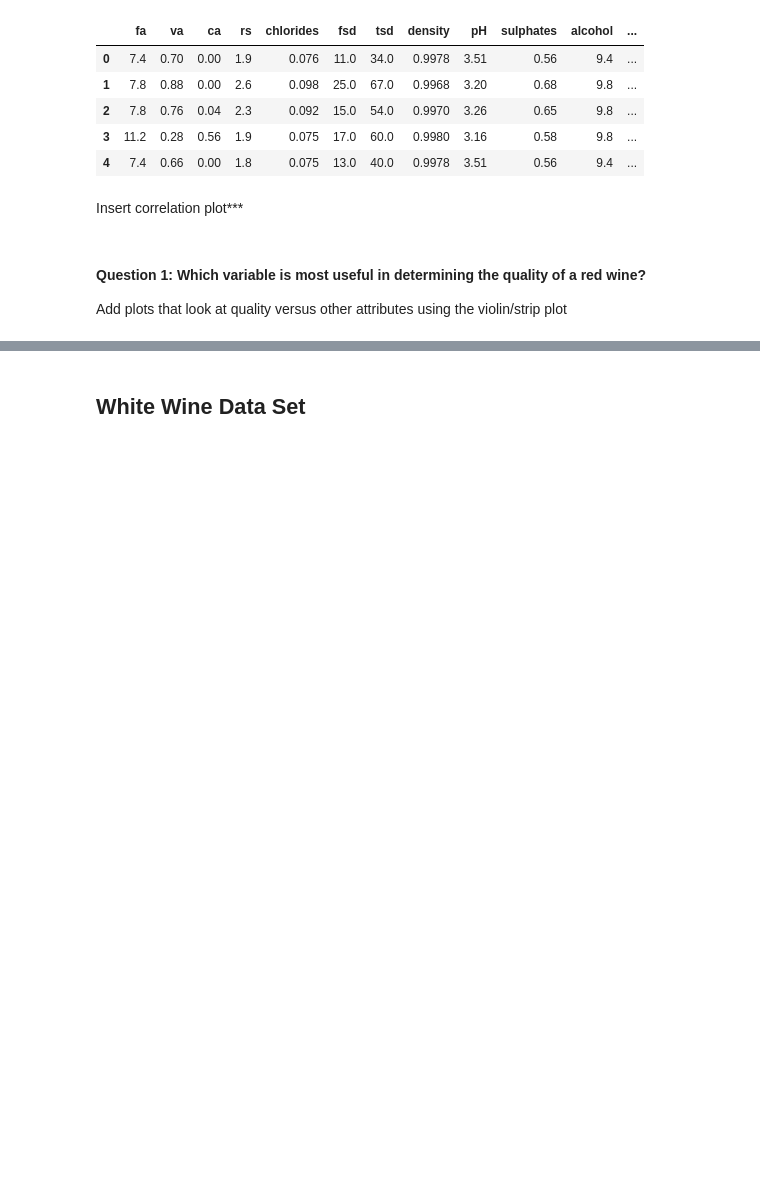
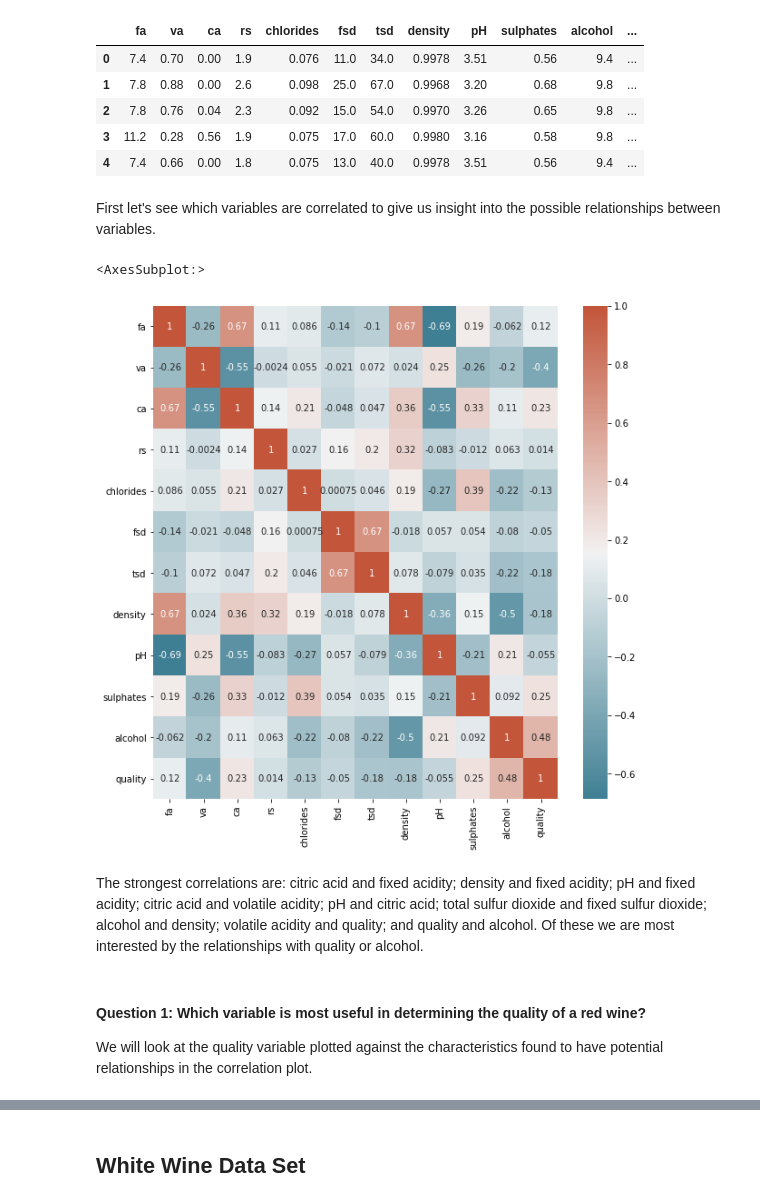
Before and after one commit to data301-2020-winter1/course-project-group_6006, a Jupyter notebook: analysis/submitted/milestone2_analysis.ipynb, the cells around one changed output, grey strips where cells are left out. Cells and saved outputs as stored; diff of their text form; code cells hidden in the pictures; blank space fills up the shorter version.

Commit message:
Added red wine analysis to group analysis file.

```diff
--- a/analysis/submitted/milestone2_analysis.ipynb
+++ b/analysis/submitted/milestone2_analysis.ipynb
@@ -28,9 +28,22 @@ red_wine_df.head()
 | 2 | 7.8 | 0.76 | 0.04 | 2.3 | 0.092 | 15.0 | 54.0 | 0.9970 | 3.26 | 0.65 | 9.8 | ... |
 | 3 | 11.2 | 0.28 | 0.56 | 1.9 | 0.075 | 17.0 | 60.0 | 0.9980 | 3.16 | 0.58 | 9.8 | ... |
 | 4 | 7.4 | 0.66 | 0.00 | 1.8 | 0.075 | 13.0 | 40.0 | 0.9978 | 3.51 | 0.56 | 9.4 | ... |
-# %% [markdown]
-Insert correlation plot***
+# %% [markdown]
+First let's see which variables are correlated to give us insight into the possible relationships between variables.
+# %%
+corr = red_wine_df.corr()
+plt.figure(figsize=(10,10))
+sns.heatmap(corr,
+            xticklabels=corr.columns,
+            yticklabels=corr.columns,
+            annot=True,
+            cmap=sns.diverging_palette(220, 20, as_cmap=True))
+# %% [output]
+<AxesSubplot:>
+[figure, added]
+# %% [markdown]
+The strongest correlations are: citric acid and fixed acidity; density and fixed acidity; pH and fixed acidity; citric acid and volatile acidity; pH and citric acid; total sulfur dioxide and fixed sulfur dioxide; alcohol and density; volatile acidity and quality; and quality and alcohol. Of these we are most interested by the relationships with quality or alcohol.
 # %% [markdown]
 #### Question 1: Which variable is most useful in determining the quality of a red wine?
 
-Add plots that look at quality versus other attributes using the violin/strip plot
+We will look at the quality variable plotted against the characteristics found to have potential relationships in the correlation plot.
```
Also changed, not shown: parts of 22 cells of this notebook, 1 other file.
